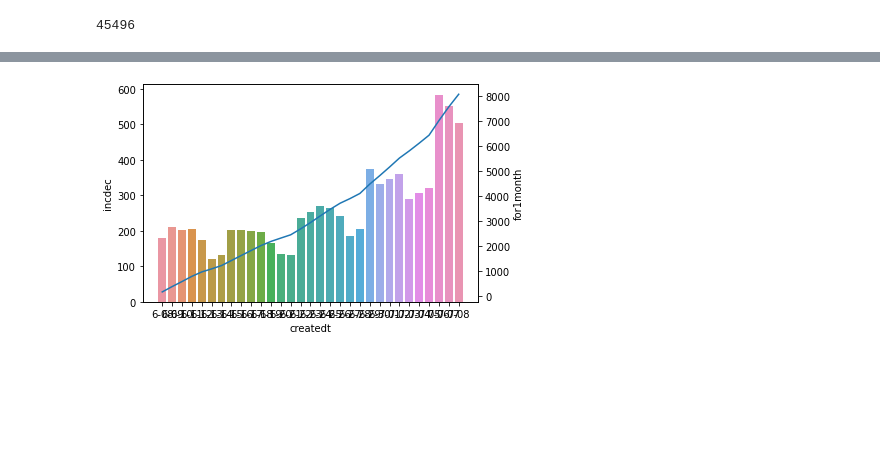
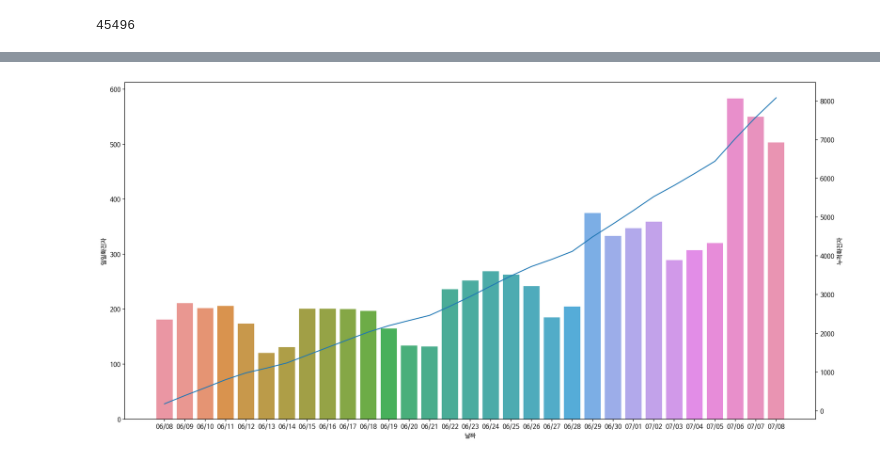
Before and after one commit to suzzini/-AIBootcamp-, a Jupyter notebook: coronadata.ipynb, the cells around one changed output, grey strips where cells are left out. Drawn from its saved outputs; the diff is of its cells as text; code cells hidden in the pictures; blank space fills up the shorter version.

```diff
--- a/coronadata.ipynb
+++ b/coronadata.ipynb
@@ -3,3 +18,11 @@
+# %%
+#설정 변환을 위해서 matplotlib만 import
+import matplotlib.pyplot as plt
+
+plt.rc('font', family='NanumBarunGothic')
+
+# MacOS
+#mpl.rc("font", family='AppleGothic')
 # %%
 import requests
 import pandas as pd
@@ -577,2 +654,4 @@ sns.barplot(x=insight1['createdt'],y=insight1['incdec'])
-# %%
-insight1['createdt']=insight1['createdt'].str.slice(start=6, stop=10)
+# %%
+insight1=insight1.rename(columns={'createdt':'날짜','incdec':'일일확진자','for1month':'누적확진자'})
+# %%
+insight1['날짜']=insight1['날짜'].str[5:].str.replace('-','/')
@@ -579,10 +678,10 @@ insight1['createdt']=insight1['createdt'].str.slice(start=6, stop=10)
 # %%
-fig,ax0=plt.subplots()
+fig,ax0=plt.subplots(figsize=(20,10))
+
 ax1=ax0.twinx()
-plt.xticks(rotation = 45 )
 
-sns.barplot(x=insight1['createdt'],y=insight1['incdec'],ax=ax0)
-sns.lineplot(x=insight1['createdt'],y=insight1['for1month'],ax=ax1)
+sns.barplot(x=insight1['날짜'],y=insight1['일일확진자'],ax=ax0)
+sns.lineplot(x=insight1['날짜'],y=insight1['누적확진자'],ax=ax1)
 plt.show()
 # %% [output]
-[figure, old version]
+[figure, new version]
```
Also changed, not shown: parts of 34 cells of this notebook.
